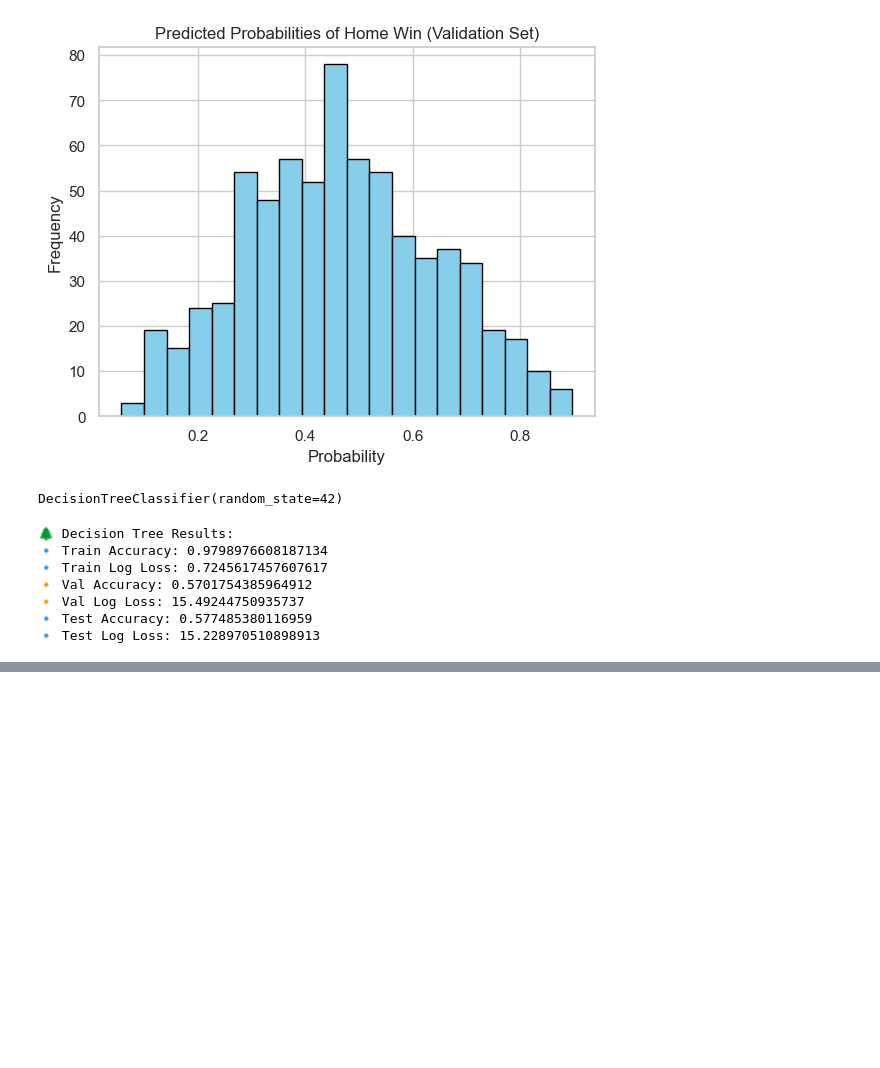
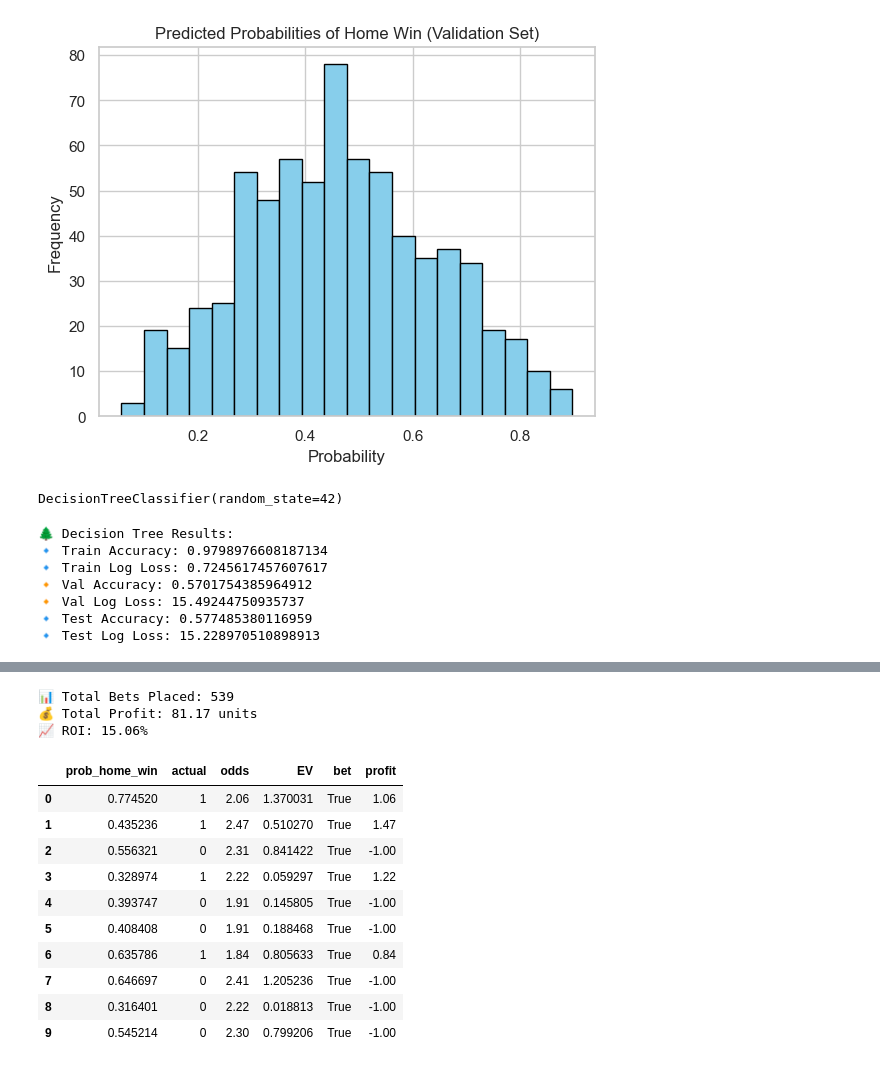
Before and after one commit to sahildayal/PremierLeagueMLProject, a Jupyter notebook: main.ipynb, the cells around one changed output, grey strips where cells are left out. Drawn from its saved outputs; the diff is of its cells as text; code cells hidden in the pictures; blank space fills up the shorter version.

Commit message:
betting simulation setup

```diff
--- a/main.ipynb
+++ b/main.ipynb
@@ -340,0 +404,17 @@ print("🔹 Test Log Loss:", loss_test_dt)
+# %%
+#getting predicted probability of home win from the tuned model (C=0.1)
+logreg = LogisticRegression(C=0.1, max_iter=1000)
+logreg.fit(X_train, y_train)
+y_proba_val = logreg.predict_proba(X_val)[:, 1]
+
+#betting DataFrame
+betting_df = pd.DataFrame({
+    'prob_home_win': y_proba_val,
+    'actual': y_val.reset_index(drop=True)
+})
+
+#stimulating dummy bookmaker odds for home win (1.8 to 2.5 randomly)
+np.random.seed(42)
+betting_df['odds'] = np.round(np.random.uniform(1.8, 2.5, len(betting_df)), 2)
+
+betting_df.head()
@@ -340,0 +428,11 @@ print("🔹 Test Log Loss:", loss_test_dt)
+# %%
+#EV Formula: (probability * odds) - (1 - probability)
+betting_df['EV'] = (betting_df['prob_home_win'] * betting_df['odds']) - (1 - betting_df['prob_home_win'])
+
+#bet only if EV > 0 (profitable)
+betting_df['bet'] = betting_df['EV'] > 0
+
+#simulating profit: if you bet and actual == 1 (home team won), gain = odds - 1; else, lose 1
+betting_df['profit'] = 0
+betting_df.loc[betting_df['bet'] & (betting_df['actual'] == 1), 'profit'] = betting_df['odds'] - 1
+betting_df.loc[betting_df['bet'] & (betting_df['actual'] == 0), 'profit'] = -1
@@ -340,0 +457,26 @@ print("🔹 Test Log Loss:", loss_test_dt)
+# %%
+total_bets = betting_df['bet'].sum()
+total_profit = betting_df['profit'].sum()
+roi = (total_profit / total_bets) * 100 if total_bets > 0 else 0
+
+print(f"📊 Total Bets Placed: {total_bets}")
+print(f"💰 Total Profit: {total_profit:.2f} units")
+print(f"📈 ROI: {roi:.2f}%")
+
+#show log of first few bets
+betting_df[betting_df['bet']].head(10)
+# %% [output]
+📊 Total Bets Placed: 539
+💰 Total Profit: 81.17 units
+📈 ROI: 15.06%
+|  | prob_home_win | actual | odds | EV | bet | profit |
+| 0 | 0.774520 | 1 | 2.06 | 1.370031 | True | 1.06 |
+| 1 | 0.435236 | 1 | 2.47 | 0.510270 | True | 1.47 |
+| 2 | 0.556321 | 0 | 2.31 | 0.841422 | True | -1.00 |
+| 3 | 0.328974 | 1 | 2.22 | 0.059297 | True | 1.22 |
+| 4 | 0.393747 | 0 | 1.91 | 0.145805 | True | -1.00 |
+| 5 | 0.408408 | 0 | 1.91 | 0.188468 | True | -1.00 |
+| 6 | 0.635786 | 1 | 1.84 | 0.805633 | True | 0.84 |
+| 7 | 0.646697 | 0 | 2.41 | 1.205236 | True | -1.00 |
+| 8 | 0.316401 | 0 | 2.22 | 0.018813 | True | -1.00 |
+| 9 | 0.545214 | 0 | 2.30 | 0.799206 | True | -1.00 |
```
Also changed, not shown: parts of 4 cells of this notebook.
